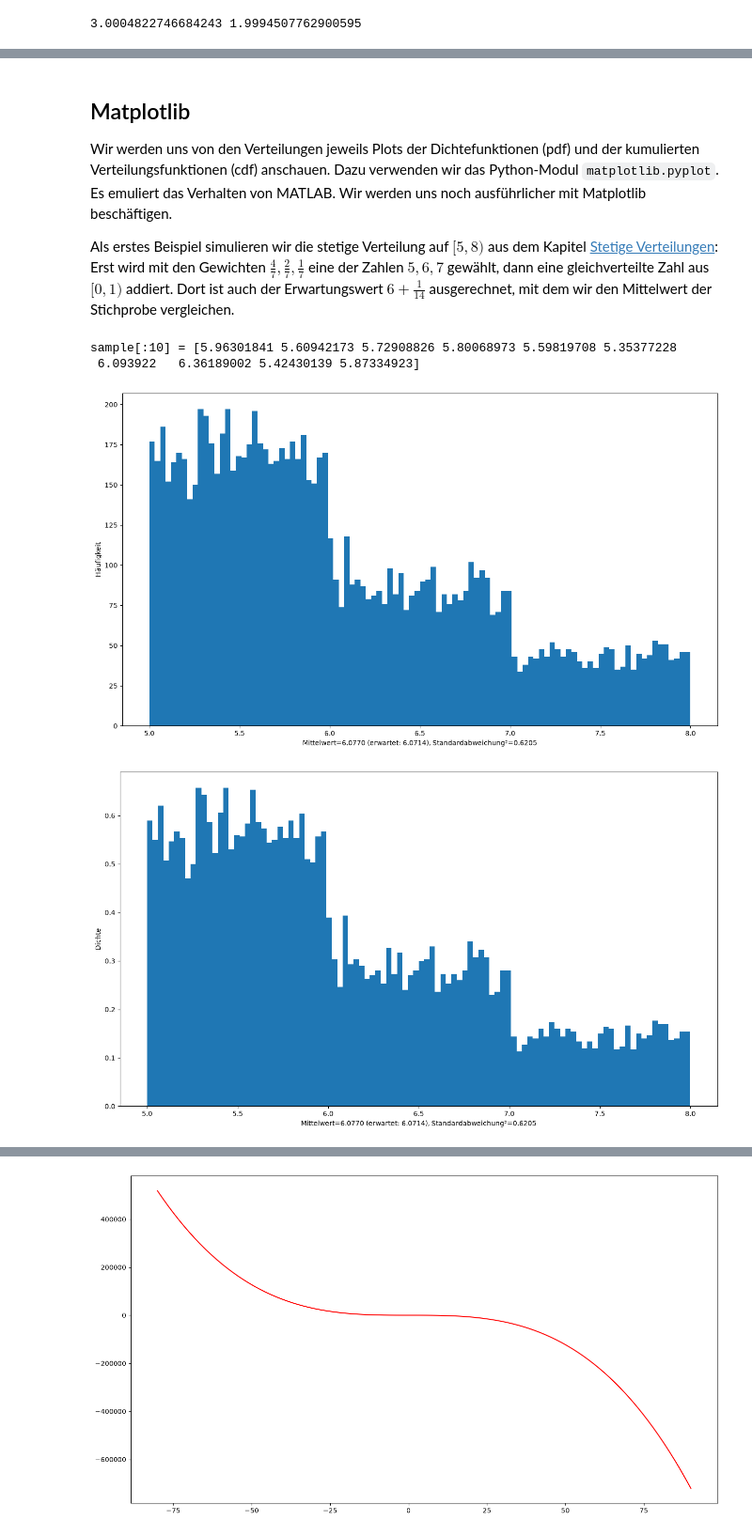
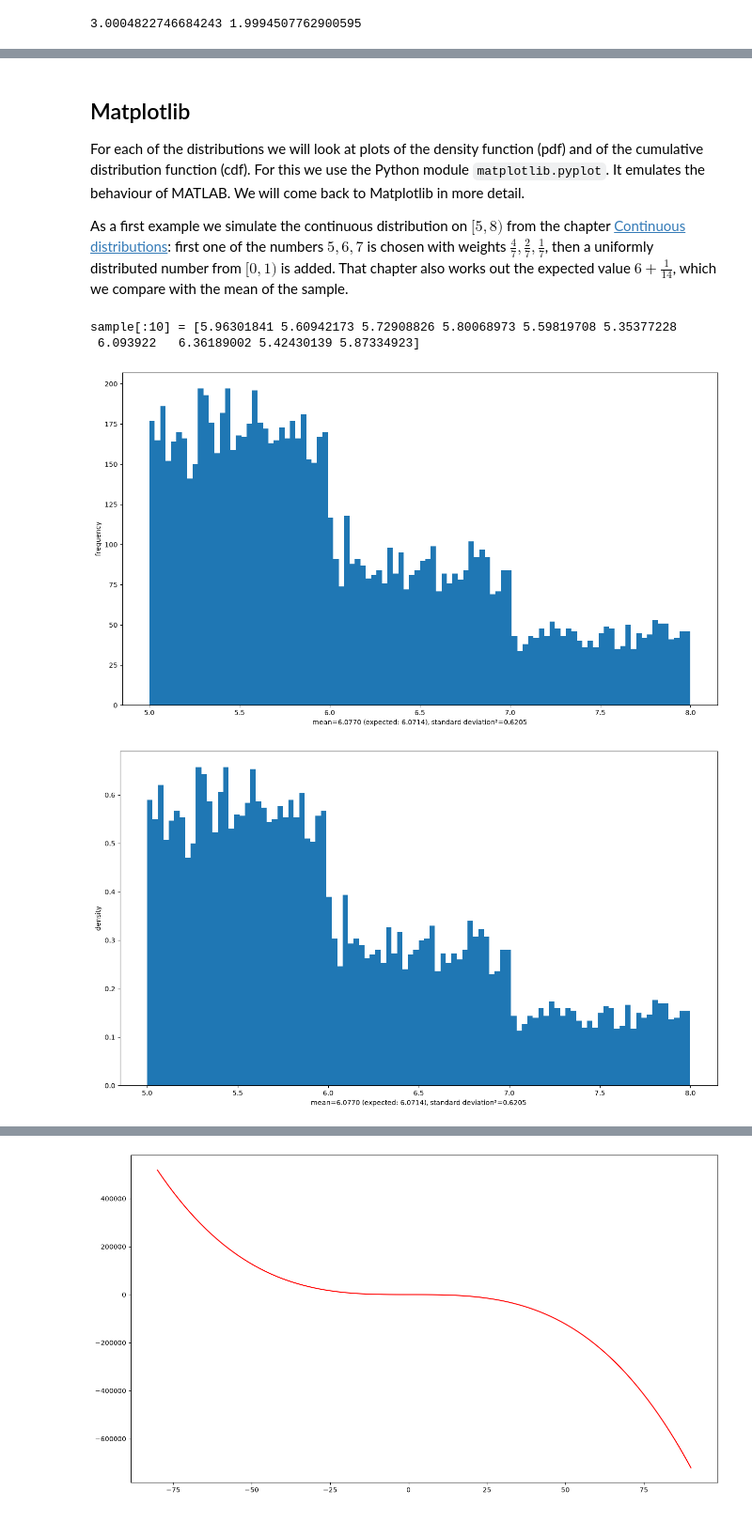
Before and after one commit to konradvoelkel/ds-en, a Jupyter notebook: important-continuous-distributions.ipynb, the cells around one changed output, grey strips where cells are left out. Shown at 94% size. Cells and saved outputs as stored; diff of their text form; code cells hidden in the pictures.

```diff
--- a/important-continuous-distributions.ipynb
+++ b/important-continuous-distributions.ipynb
@@ -45,37 +42,37 @@ Es gibt noch weitere praktische Methoden, etwa `st.norm.sf`, die 'survival funct
 # %% [markdown]
 ## Matplotlib
 
-Wir werden uns von den Verteilungen jeweils Plots der Dichtefunktionen (pdf) und der kumulierten Verteilungsfunktionen (cdf) anschauen. Dazu verwenden wir das Python-Modul `matplotlib.pyplot`. Es emuliert das Verhalten von MATLAB. Wir werden uns noch ausführlicher mit Matplotlib beschäftigen.
+For each of the distributions we will look at plots of the density function (pdf) and of the cumulative distribution function (cdf). For this we use the Python module `matplotlib.pyplot`. It emulates the behaviour of MATLAB. We will come back to Matplotlib in more detail.
 
-Als erstes Beispiel simulieren wir die stetige Verteilung auf $[5,8)$ aus dem Kapitel [Stetige Verteilungen](continuous-distributions.md): Erst wird mit den Gewichten $\frac{4}{7}, \frac{2}{7}, \frac{1}{7}$ eine der Zahlen $5, 6, 7$ gewählt, dann eine gleichverteilte Zahl aus $[0,1)$ addiert. Dort ist auch der Erwartungswert $6 + \frac{1}{14}$ ausgerechnet, mit dem wir den Mittelwert der Stichprobe vergleichen.
+As a first example we simulate the continuous distribution on $[5,8)$ from the chapter [Continuous distributions](continuous-distributions.md): first one of the numbers $5, 6, 7$ is chosen with weights $\frac{4}{7}, \frac{2}{7}, \frac{1}{7}$, then a uniformly distributed number from $[0,1)$ is added. That chapter also works out the expected value $6 + \frac{1}{14}$, which we compare with the mean of the sample.
 # %%
 from matplotlib import pyplot as plt
 # %%
-# Größe der Plotausgabe anpassen:
+# Adjust the size of the plot output:
 plt.rcParams["figure.figsize"] = (16,9)
 
-# Sample der Verteilung auf [5,8) aus dem Kapitel Stetige Verteilungen:
+# Sample from the distribution on [5,8) from the chapter Continuous distributions:
 sample = np.random.choice(3, 10000, p=[4/7,2/7,1/7]) + 5 + np.random.random(10000)
 print("sample[:10] =", sample[:10])
-# Histogramm plotten:
+# Plot the histogram:
 plt.hist(sample, bins=100)
-plt.ylabel("Häufigkeit")
-plt.xlabel(f"Mittelwert={np.mean(sample):.4f} (erwartet: {6+1/14:.4f}), Standardabweichung²={np.std(sample)**2:.4f}")
+plt.ylabel("frequency")
+plt.xlabel(f"mean={np.mean(sample):.4f} (expected: {6+1/14:.4f}), standard deviation²={np.std(sample)**2:.4f}")
 plt.show()
 
 plt.hist(sample, bins=100, density=True)
-plt.ylabel("Dichte")
-plt.xlabel(f"Mittelwert={np.mean(sample):.4f} (erwartet: {6+1/14:.4f}), Standardabweichung²={np.std(sample)**2:.4f}")
+plt.ylabel("density")
+plt.xlabel(f"mean={np.mean(sample):.4f} (expected: {6+1/14:.4f}), standard deviation²={np.std(sample)**2:.4f}")
 plt.show()
 
-# Histogramm mit wenig bins:
+# Histogram with few bins:
 plt.hist(sample, bins=3)
-plt.ylabel("Häufigkeit")
+plt.ylabel("frequency")
 plt.show()
 # %% [output]
 sample[:10] = [5.96301841 5.60942173 5.72908826 5.80068973 5.59819708 5.35377228
  6.093922   6.36189002 5.42430139 5.87334923]
-[figure, old version]
+[figure, new version]
-[figure, old version]
+[figure, new version]
 [figure]
 # %% [markdown]
```
Also changed, not shown: parts of 25 cells of this notebook, 5 other files.
